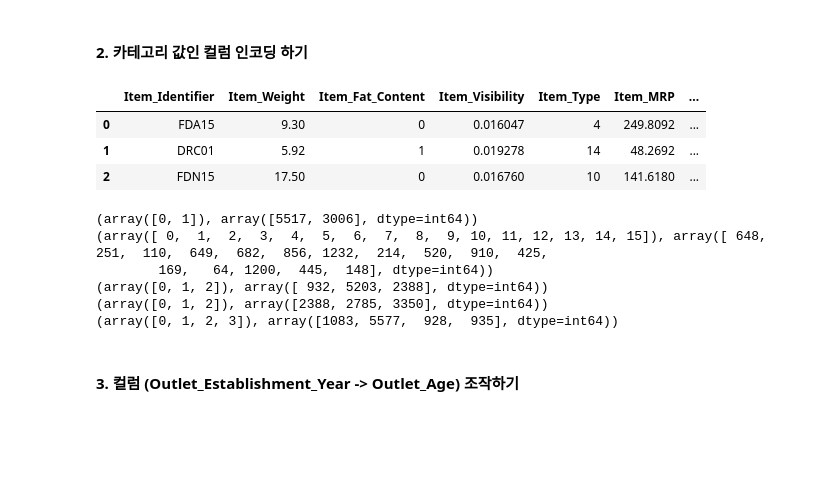
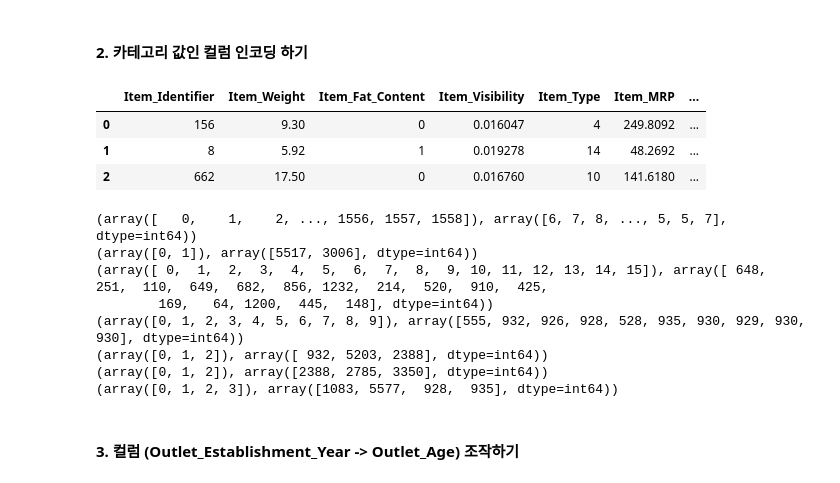
Before and after one commit to 1unasy/MachineLearning-2021-12, a Jupyter notebook: 04.회귀/07.과제_Bigmart_Sales_Prediction.ipynb, the cells around one changed output. Cells and saved outputs as stored; diff of their text form; code cells hidden in the pictures; blank space fills up the shorter version.

```diff
--- a/04.회귀/07.과제_Bigmart_Sales_Prediction.ipynb
+++ b/04.회귀/07.과제_Bigmart_Sales_Prediction.ipynb
@@ -96,28 +98,34 @@ from sklearn.preprocessing import LabelEncoder
 le = LabelEncoder()
 # %%
 # 데이터 인코딩
+df.Item_Identifier = le.fit_transform(df.Item_Identifier)
 df.Item_Fat_Content = le.fit_transform(df.Item_Fat_Content)
 df.Item_Type = le.fit_transform(df.Item_Type)
+df.Outlet_Identifier = le.fit_transform(df.Outlet_Identifier)
 df.Outlet_Size = le.fit_transform(df.Outlet_Size)
 df.Outlet_Location_Type = le.fit_transform(df.Outlet_Location_Type)
 df.Outlet_Type = le.fit_transform(df.Outlet_Type)
 df.head(3)
 # %% [output]
 |  | Item_Identifier | Item_Weight | Item_Fat_Content | Item_Visibility | Item_Type | Item_MRP | ... |
-| 0 | FDA15 | 9.30 | 0 | 0.016047 | 4 | 249.8092 | ... |
-| 1 | DRC01 | 5.92 | 1 | 0.019278 | 14 | 48.2692 | ... |
-| 2 | FDN15 | 17.50 | 0 | 0.016760 | 10 | 141.6180 | ... |
+| 0 | 156 | 9.30 | 0 | 0.016047 | 4 | 249.8092 | ... |
+| 1 | 8 | 5.92 | 1 | 0.019278 | 14 | 48.2692 | ... |
+| 2 | 662 | 17.50 | 0 | 0.016760 | 10 | 141.6180 | ... |
 # %%
 # 인코딩 상태 확인하기
+print(np.unique(df.Item_Identifier, return_counts=True))
 print(np.unique(df.Item_Fat_Content, return_counts=True)) # Low Fat(0) / Regular(1)
 print(np.unique(df.Item_Type, return_counts=True))
+print(np.unique(df.Outlet_Identifier, return_counts=True))
 print(np.unique(df.Outlet_Size, return_counts=True)) # High(0) / Medium(1) / Small(2)
 print(np.unique(df.Outlet_Location_Type, return_counts=True)) # Tier 3(0) / Tier 2(1) / Tier1(2)
 print(np.unique(df.Outlet_Type, return_counts=True)) # Grocery Store(0) / Supermarket Type1(1) / Supermarket Type2(2) / Supermarket Type3(3)
 # %% [output]
+(array([   0,    1,    2, ..., 1556, 1557, 1558]), array([6, 7, 8, ..., 5, 5, 7], dtype=int64))
 (array([0, 1]), array([5517, 3006], dtype=int64))
 (array([ 0,  1,  2,  3,  4,  5,  6,  7,  8,  9, 10, 11, 12, 13, 14, 15]), array([ 648,  251,  110,  649,  682,  856, 1232,  214,  520,  910,  425,
         169,   64, 1200,  445,  148], dtype=int64))
+(array([0, 1, 2, 3, 4, 5, 6, 7, 8, 9]), array([555, 932, 926, 928, 528, 935, 930, 929, 930, 930], dtype=int64))
 (array([0, 1, 2]), array([ 932, 5203, 2388], dtype=int64))
 (array([0, 1, 2]), array([2388, 2785, 3350], dtype=int64))
 (array([0, 1, 2, 3]), array([1083, 5577,  928,  935], dtype=int64))
```
Also changed, not shown: parts of 34 cells of this notebook.
